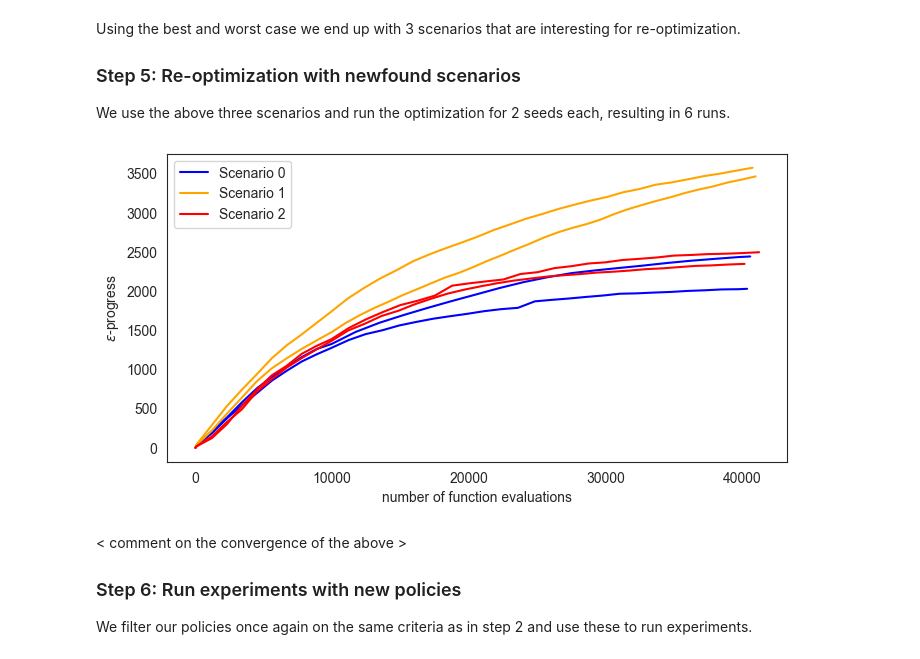
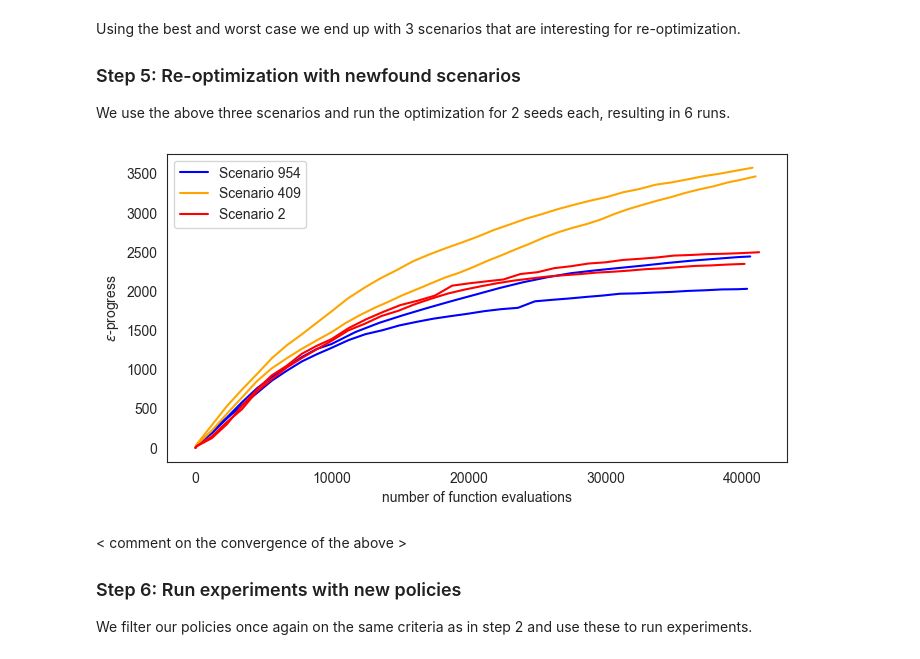
Before and after one commit to AnnedeKoeijer/EPA1361_Final_Group4, a Jupyter notebook: dike_model_optimization.ipynb, the cells around one changed output. Saved outputs shown, nothing was run; the diff lists cells and outputs as text; code cells hidden in the pictures.

```diff
--- a/dike_model_optimization.ipynb
+++ b/dike_model_optimization.ipynb
@@ -379,17 +383,17 @@ with open("./archives/store_mordm_step5", "rb") as fp:   # Unpickling
 # %%
 colors = ['blue','orange','red']
 fig, ax = plt.subplots(figsize=(8,4))
 for i in range(3):
     ax.plot(list_of_results[i][1][0].nfe, list_of_results[i][1][0].epsilon_progress,
             color=colors[i])
     ax.plot(list_of_results[i][1][1].nfe, list_of_results[i][1][1].epsilon_progress,
-            label=f"Scenario {i}", color=colors[i])
+            label=f"Scenario {chosen_scenarios[i]}", color=colors[i])
 ax.set_ylabel('$\epsilon$-progress')
 ax.set_xlabel('number of function evaluations')
 ax.legend()
 plt.show()
 # %% [output]
-[figure, old version]
+[figure, new version]
 # %% [markdown]
 < comment on the convergence of the above >
 
```
Also changed, not shown: parts of 10 cells of this notebook.
